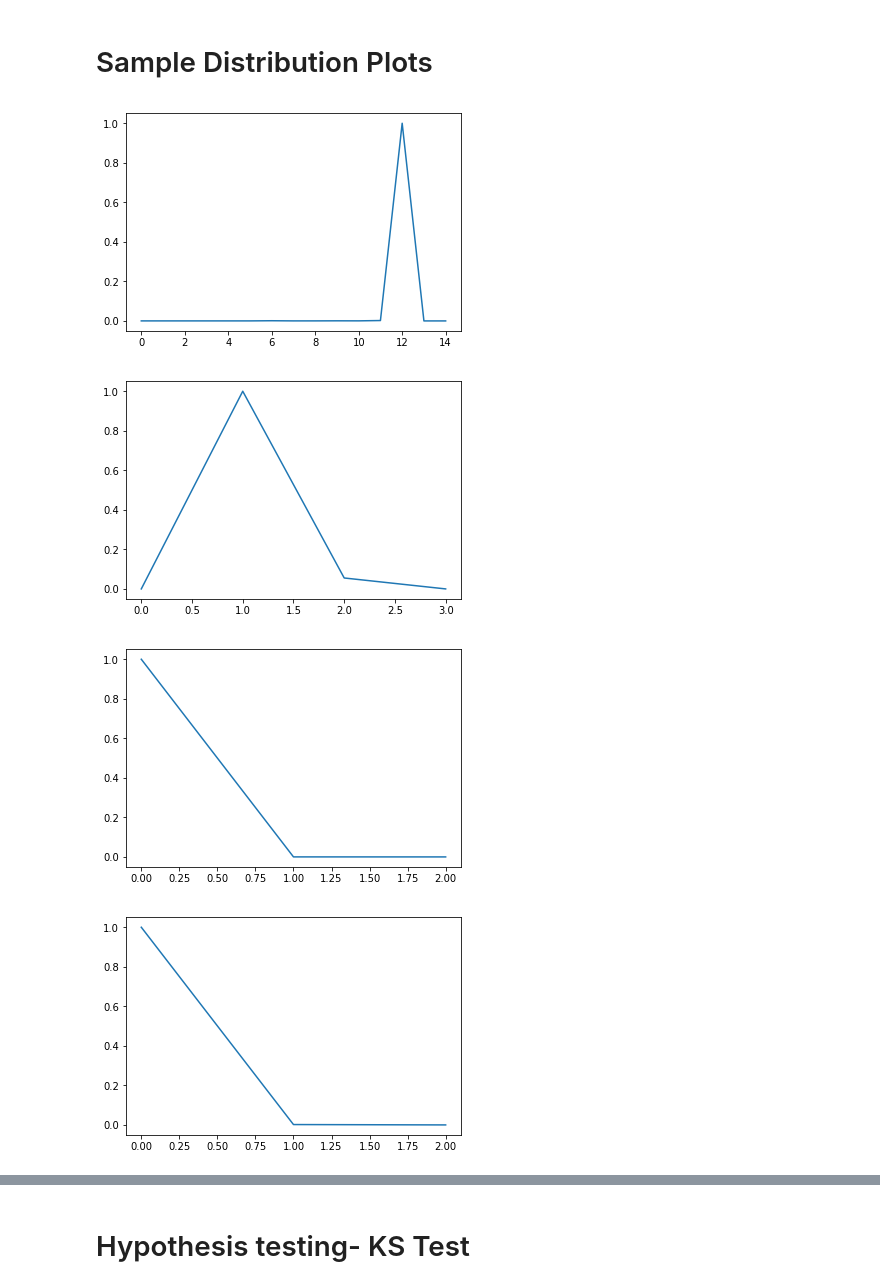
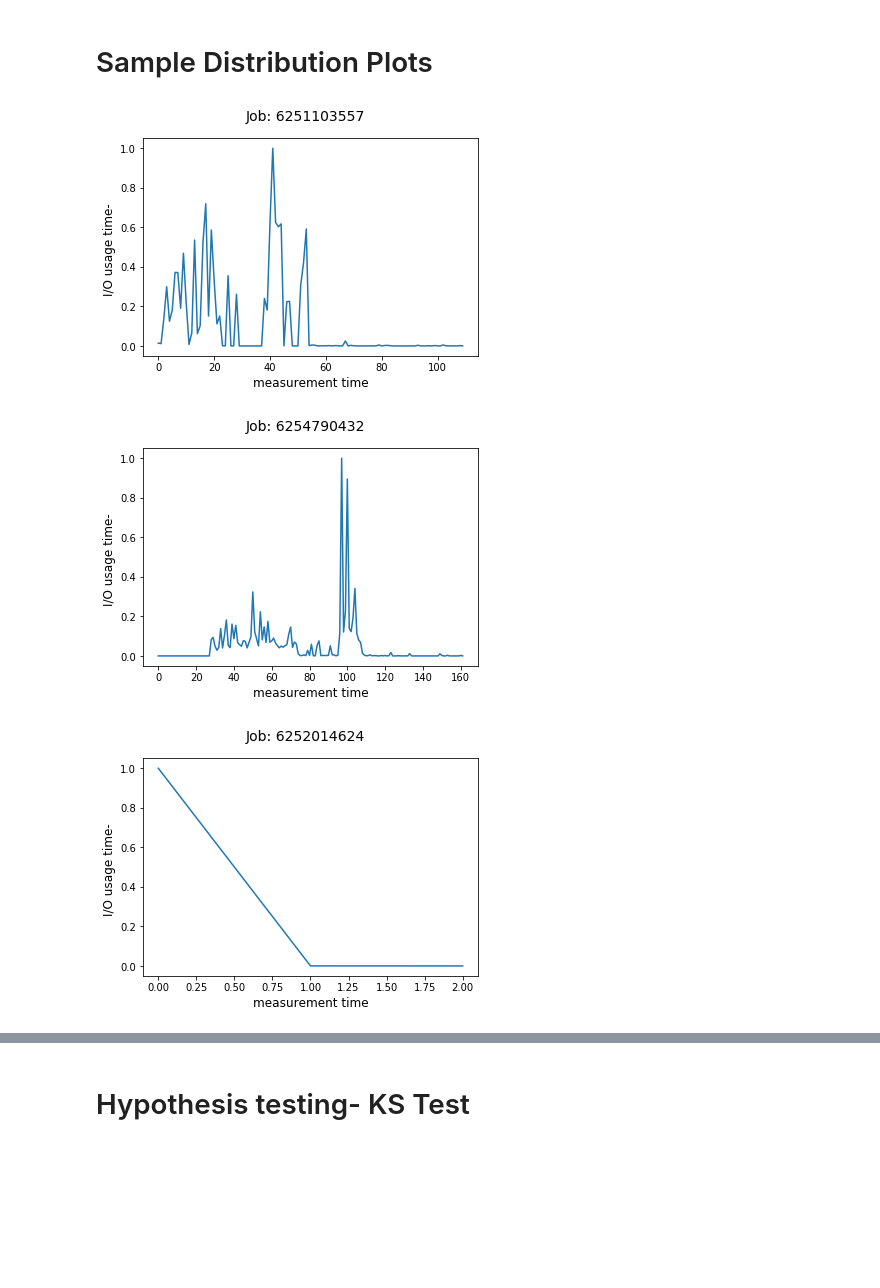
Before and after one commit to faizaan09/google-trace-analysis, a Jupyter notebook: IO usage vs Lifetime.ipynb, the cells around one changed output, grey strips where cells are left out. Saved outputs shown, nothing was run; the diff lists cells and outputs as text; code cells hidden in the pictures; blank space fills up the shorter version.

Commit message:
Topic -I/O usage (Hypothesis A and C)

```diff
--- a/IO usage vs Lifetime.ipynb
+++ b/IO usage vs Lifetime.ipynb
@@ -60,3 +65,4 @@ for i in range(10):
 
     final_df = final_df.append(n_jobdf.groupby(['job_id','start_time','end_time']).sum())
 final_df
+final_df.dropna(axis =0, inplace = True)
@@ -129,32 +141,59 @@ See the caveats in the documentation: http://pandas.pydata.org/pandas-docs/stabl
 # %%
 #5 plots of random jobs and their cpu usages
 
-small_df = final_df[final_df.index == 6248941479]
+small_df = final_df[final_df.index == 6251103557]
 colVals = small_df['mean_io'].tolist()
+fig = plt.figure()
 plt.plot(colVals)
+fig.suptitle('Job: 6251103557', fontsize=14)
+plt.xlabel('measurement time', fontsize=12)
+plt.ylabel('I/O usage time- ', fontsize=12)
 plt.show()
 
-small_df = final_df[final_df.index == 6252015953]
+# small_df = final_df[final_df.index == 6248941479]
+# colVals = small_df['mean_io'].tolist()
+# plt.plot(colVals)
+# plt.show()
+
+small_df = final_df[final_df.index == 6254790432]
 colVals = small_df['mean_io'].tolist()
+fig = plt.figure()
 plt.plot(colVals)
+fig.suptitle('Job: 6254790432', fontsize=14)
+plt.xlabel('measurement time', fontsize=12)
+plt.ylabel('I/O usage time- ', fontsize=12)
 plt.show()
+
+
+# small_df = final_df[final_df.index == 6252015953]
+# colVals = small_df['mean_io'].tolist()
+# plt.plot(colVals)
+# plt.show()
 
 small_df = final_df[final_df.index == 6252014624]
 colVals = small_df['mean_io'].tolist()
+fig = plt.figure()
 plt.plot(colVals)
+fig.suptitle('Job: 6252014624', fontsize=14)
+plt.xlabel('measurement time', fontsize=12)
+plt.ylabel('I/O usage time- ', fontsize=12)
 plt.show()
 
-small_df = final_df[final_df.index == 6252018909]
-colVals = small_df['mean_io'].tolist()
-plt.plot(colVals)
-plt.show()
+# small_df = final_df[final_df.index == 6252014624]
+# colVals = small_df['mean_io'].tolist()
+# plt.plot(colVals)
+# plt.show()
 
-small_df = final_df[final_df.index == 6245463804]
-colVals = small_df['mean_io'].tolist()
-plt.plot(colVals)
-plt.show()
+# small_df = final_df[final_df.index == 6252018909]
+# colVals = small_df['mean_io'].tolist()
+# plt.plot(colVals)
+# plt.show()
+
+# small_df = final_df[final_df.index == 6245463804]
+# colVals = small_df['mean_io'].tolist()
+# plt.plot(colVals)
+# plt.show()
 # %% [output]
-[figure, old version]
+[figure, new version]
-[figure, old version]
+[figure, new version]
-[figure, old version]
+[figure, new version]
-[figure, removed]
```
Also changed, not shown: parts of 15 cells of this notebook.
